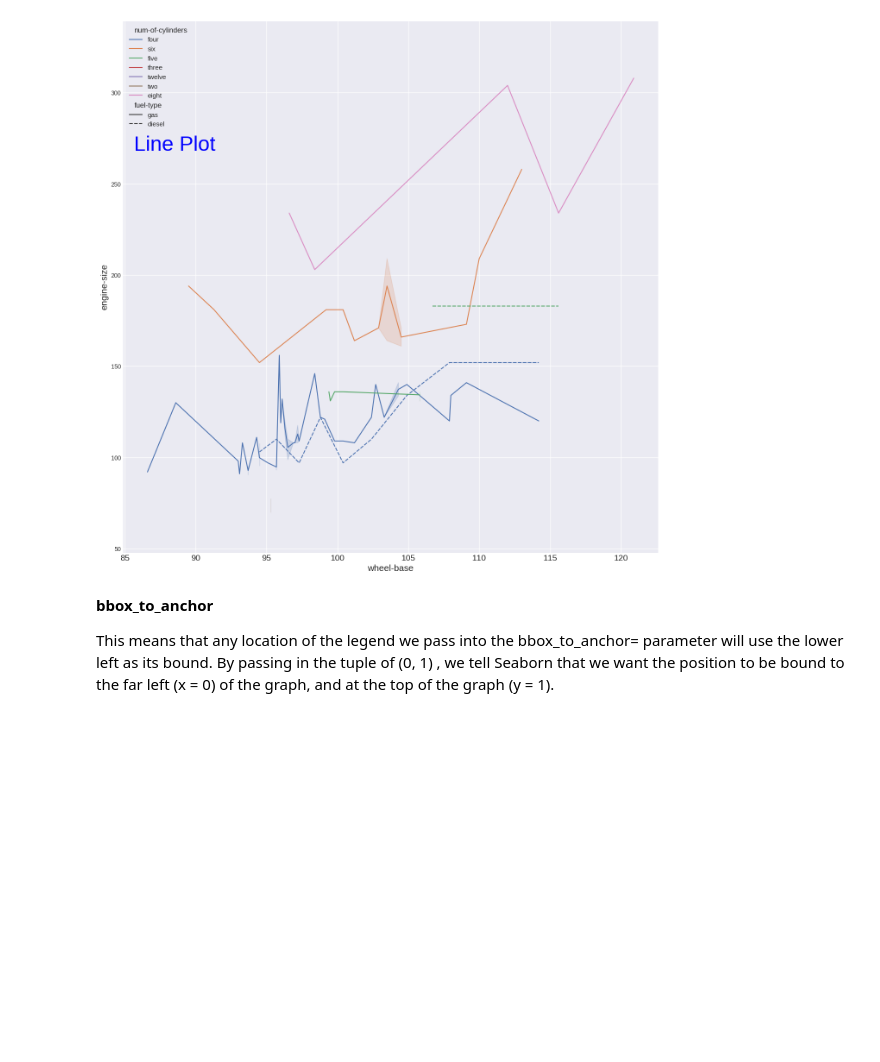
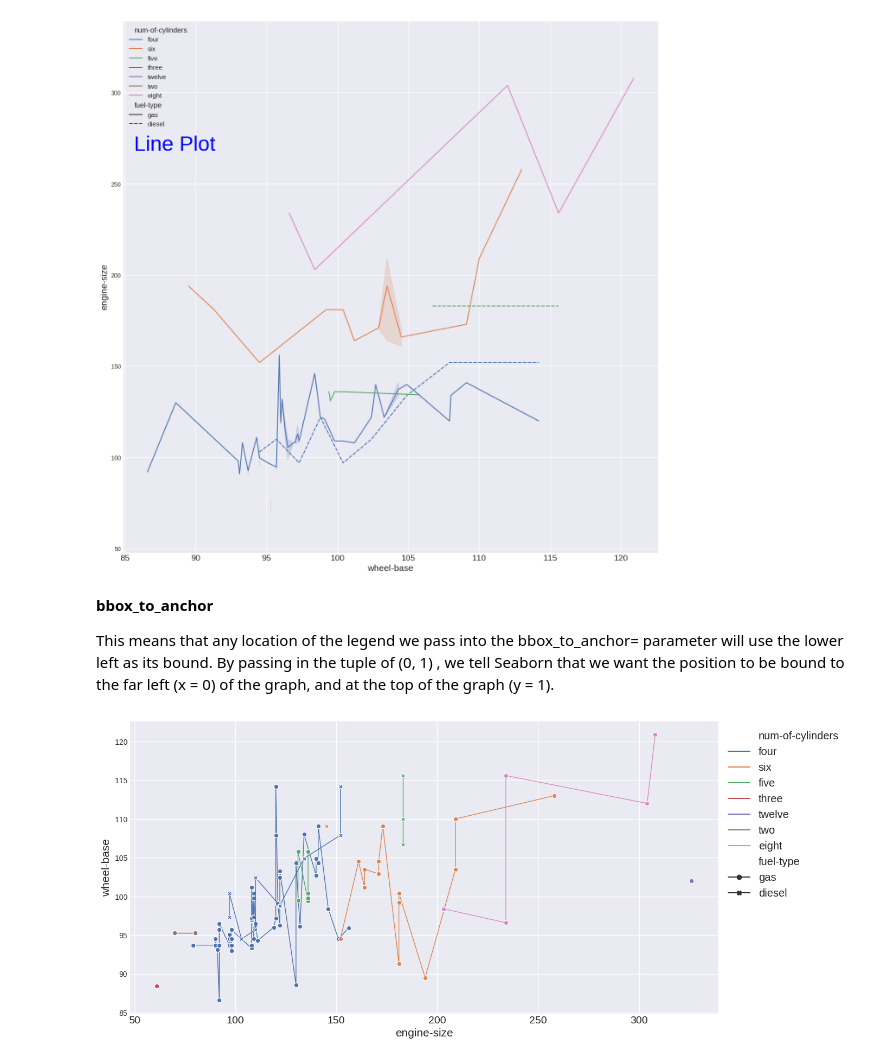
Before and after one commit to ShahDharni/Taskk, a Jupyter notebook: Seaborn_ipynb.ipynb, the cells around one changed output. Drawn from its saved outputs; the diff is of its cells as text; code cells hidden in the pictures; blank space fills up the shorter version.

```diff
--- a/Seaborn_ipynb.ipynb
+++ b/Seaborn_ipynb.ipynb
@@ -238,3 +238,11 @@ plt.show()
 **bbox_to_anchor**
 
 This means that any location of the legend we pass into the bbox_to_anchor= parameter will use the lower left as its bound. By passing in the tuple of (0, 1) , we tell Seaborn that we want the position to be bound to the far left (x = 0) of the graph, and at the top of the graph (y = 1).
+# %%
+plt.figure(figsize=(14,7))
+plt.style.use('seaborn-v0_8-darkgrid')
+sns.lineplot(x="engine-size",y="wheel-base", style="fuel-type",hue="num-of-cylinders",estimator=None,lw=1,units="num-of-cylinders",markers=True,dashes=False,data=d)
+plt.legend(bbox_to_anchor=(1.0,1.0), fontsize="large",shadow=True)
+plt.show()
+# %% [output]
+[figure, added]
```
Also changed, not shown: parts of 98 cells of this notebook.
